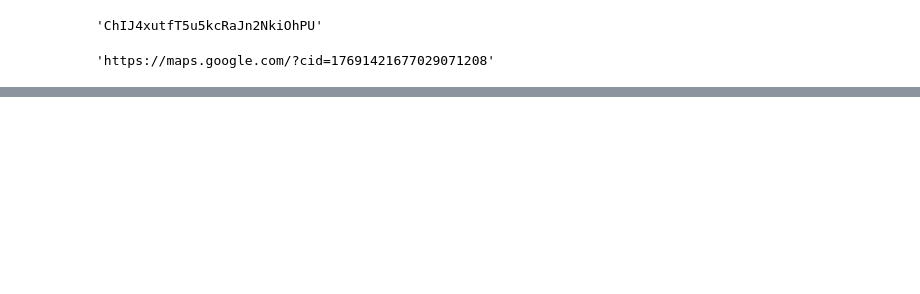
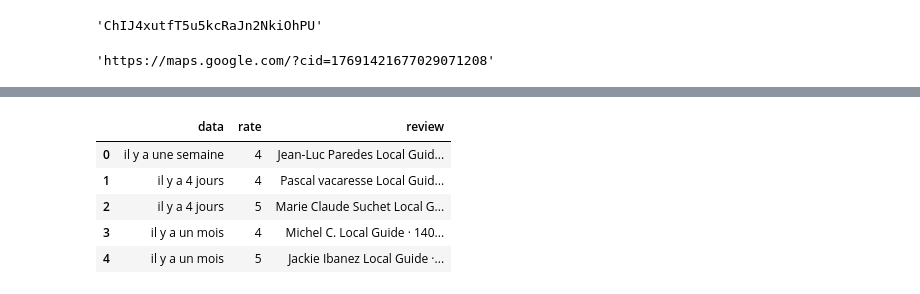
Before and after one commit to arthurcol/fobokiller, a Jupyter notebook: notebooks/Scrapping_Arthur.ipynb, the cells around one changed output, grey strips where cells are left out. Saved outputs shown, nothing was run; the diff lists cells and outputs as text; code cells hidden in the pictures; blank space fills up the shorter version.

Commit message:
add get°_data google

```diff
--- a/notebooks/Scrapping_Arthur.ipynb
+++ b/notebooks/Scrapping_Arthur.ipynb
@@ -375,3 +348,0 @@ dates,rates,reviews
-# %%
-with open('soup.html', 'w') as f:
-    f.write(str(soup_))
@@ -439,0 +353,14 @@ def get_reviews_yelp_2(url,verbose=0):
+# %%
+options=Options()
+if True:
+    options.add_argument('--headless')
+options.page_load_strategy = 'normal'
+driver = webdriver.Chrome(options=options)
+
+driver.get(url_)
+reviews=[]
+for i in range(1,11):
+    xpath_review=f"//yelp-react-root/div[1]/div[4]/div/div/div[2]/div/div[1]/div[2]/section/div[2]/div/ul"
+    review = driver.find_element_by_xpath(xpath_review)
+    reviews.append(review)
+reviews
@@ -446,7 +375,7 @@ def get_place_google_id(name,latitude,longitude):
 
     url = 'https://maps.googleapis.com/maps/api/place/findplacefromtext/json'
     params={
-        'key' : "AIzaSyDATqRkvgk2P1bbIu6itIq2jAuiaPxnhfc",
+        'key' : google_key,
         'input' : name,
         'inputtype' : 'textquery',
         'locationbias' : f'point:{latitude},{longitude}'
@@ -486,7 +412,7 @@ id_
 def get_place_google_url(place_id):
     url='https://maps.googleapis.com/maps/api/place/details/json'
     params={
-        'key' : 'AIzaSyDATqRkvgk2P1bbIu6itIq2jAuiaPxnhfc',
+        'key' : google_key,
         'place_id' : place_id,
         'fields' : 'url'
     }
@@ -591,0 +538,12 @@ reviews
+# %%
+data_to_clean = pd.DataFrame({'data':review_dates,
+                              'rate':review_rates,
+                              'review':reviews})
+data_to_clean.head()
+# %% [output]
+|  | data | rate | review |
+| 0 | il y a une semaine | 4 | Jean-Luc Paredes Local Guid... |
+| 1 | il y a 4 jours | 4 | Pascal vacaresse Local Guid... |
+| 2 | il y a 4 jours | 5 | Marie Claude Suchet Local G... |
+| 3 | il y a un mois | 4 | Michel C. Local Guide · 140... |
+| 4 | il y a un mois | 5 | Jackie Ibanez Local Guide ·... |
```
Also changed, not shown: parts of 25 cells of this notebook, 8 other files.
